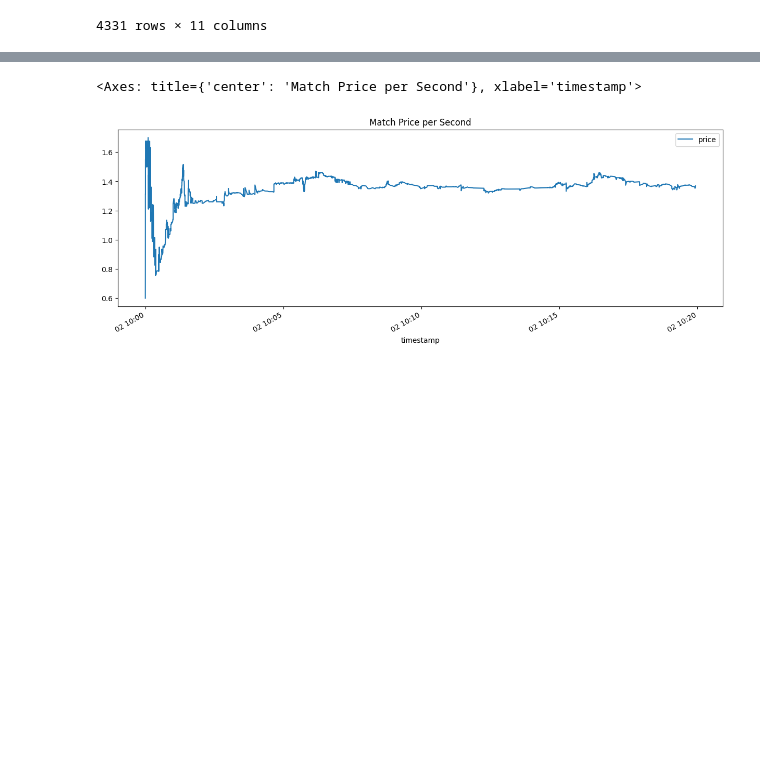
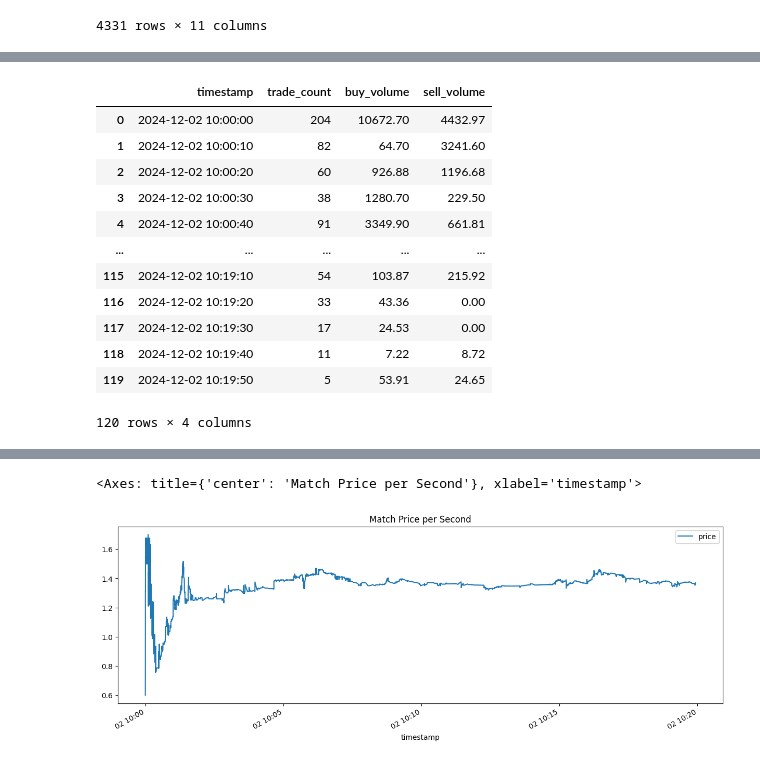
Before and after one commit to gigishub/trading_singapore_digitalocean, a Jupyter notebook: kucoin_dir/analysing_data/analyse_match.ipynb, the cells around one changed output, grey strips where cells are left out. Cells and saved outputs as stored; diff of their text form; code cells hidden in the pictures; blank space fills up the shorter version.

```diff
--- a/kucoin_dir/analysing_data/analyse_match.ipynb
+++ b/kucoin_dir/analysing_data/analyse_match.ipynb
@@ -180,0 +240,62 @@ agg_match_df.to_pickle('/root/trading_systems/kucoin_dir/kucoin_release_data_ini
+# %%
+import pandas as pd
+
+def aggregate_trades2(df, interval_seconds=1):
+    """
+    Aggregate trades from a DataFrame over specified time intervals.
+    Parameters:
+    -----------
+    df : pandas.DataFrame
+        Input DataFrame with trade data
+        Expected columns: 'price', 'side', 'size', 'timestamp', 'time_received'
+    interval_seconds : int, optional
+        Size of time interval for aggregation (default is 1 second)
+    Returns:
+    --------
+    pandas.DataFrame
+        Aggregated trade data with columns:
+        - interval_start
+        - buy_volume
+        - sell_volume
+        - trade_count
+    """
+    # Ensure we're working with a copy to avoid modifying the original DataFrame
+    df = df.copy()
+    # Set the timestamp as the index
+    df.set_index('timestamp', inplace=True)
+
+    # Resample and aggregate
+    trade_count = df.resample(f'{interval_seconds}s').size()
+    buy_volume = df[df['side'] == 'buy'].resample(f'{interval_seconds}s')['size'].sum()
+    sell_volume = df[df['side'] == 'sell'].resample(f'{interval_seconds}s')['size'].sum()
+
+    # Combine the results into a single DataFrame
+    aggregated = pd.DataFrame({
+        'trade_count': trade_count,
+        'buy_volume': buy_volume,
+        'sell_volume': sell_volume
+    }).fillna(0)
+
+    # Reset the index to get 'interval_start' as a column
+    aggregated.reset_index(inplace=True)
+
+    return aggregated
+
+# Example usage
+agg_match_df2 = aggregate_trades2(df_match, interval_seconds=10)
+# agg_match_df2.to_pickle('/root/trading_systems/kucoin_dir/kucoin_release_data_initial/2024-12-02_10-00_QUILL/QUILL_match_data_aggregated.pkl')
+agg_match_df2
+# %% [output]
+|  | timestamp | trade_count | buy_volume | sell_volume |
+| 0 | 2024-12-02 10:00:00 | 204 | 10672.70 | 4432.97 |
+| 1 | 2024-12-02 10:00:10 | 82 | 64.70 | 3241.60 |
+| 2 | 2024-12-02 10:00:20 | 60 | 926.88 | 1196.68 |
+| 3 | 2024-12-02 10:00:30 | 38 | 1280.70 | 229.50 |
+| 4 | 2024-12-02 10:00:40 | 91 | 3349.90 | 661.81 |
+| ... | ... | ... | ... | ... |
+| 115 | 2024-12-02 10:19:10 | 54 | 103.87 | 215.92 |
+| 116 | 2024-12-02 10:19:20 | 33 | 43.36 | 0.00 |
+| 117 | 2024-12-02 10:19:30 | 17 | 24.53 | 0.00 |
+| 118 | 2024-12-02 10:19:40 | 11 | 7.22 | 8.72 |
+| 119 | 2024-12-02 10:19:50 | 5 | 53.91 | 24.65 |
+120 rows × 4 columns
```
Also changed, not shown: parts of 5 cells of this notebook, 37 other files.
